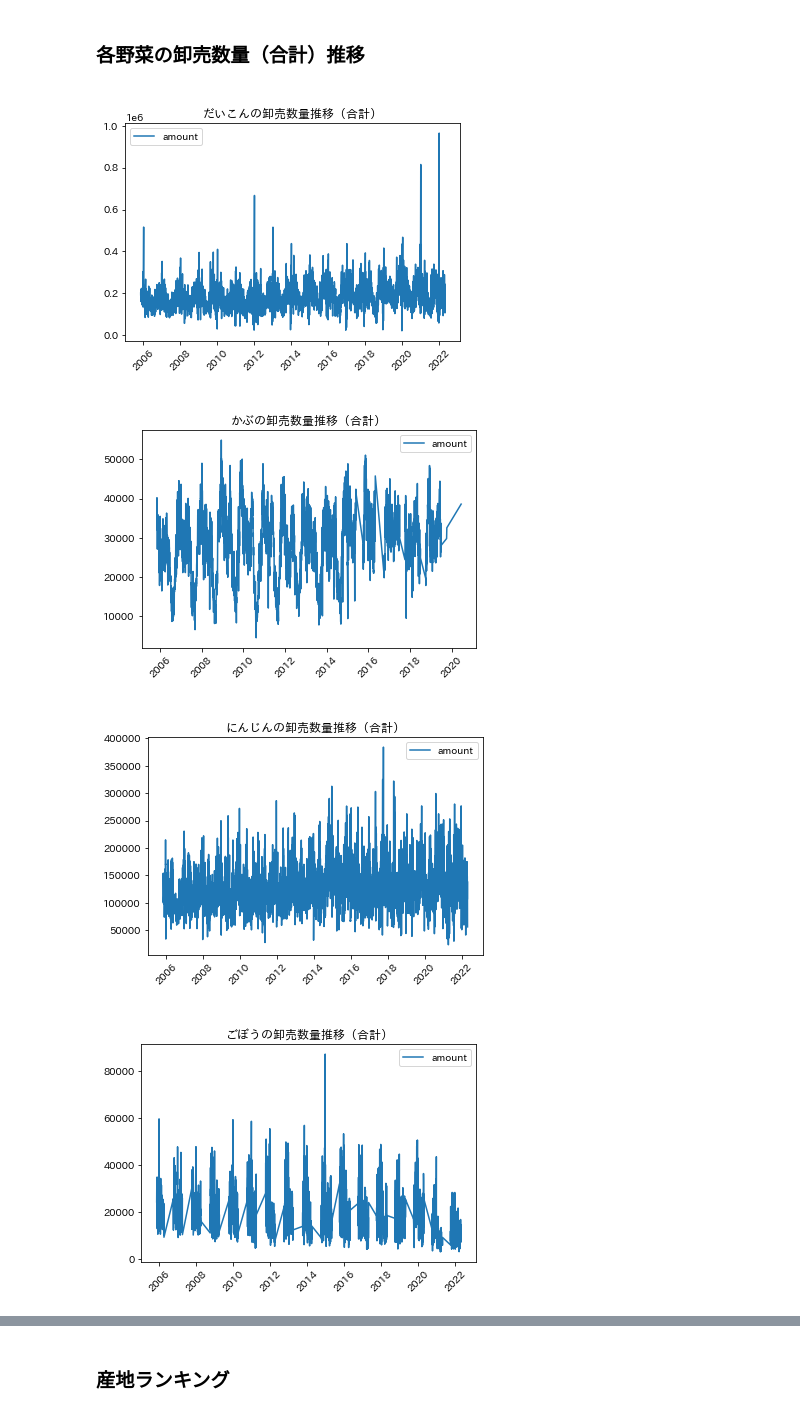
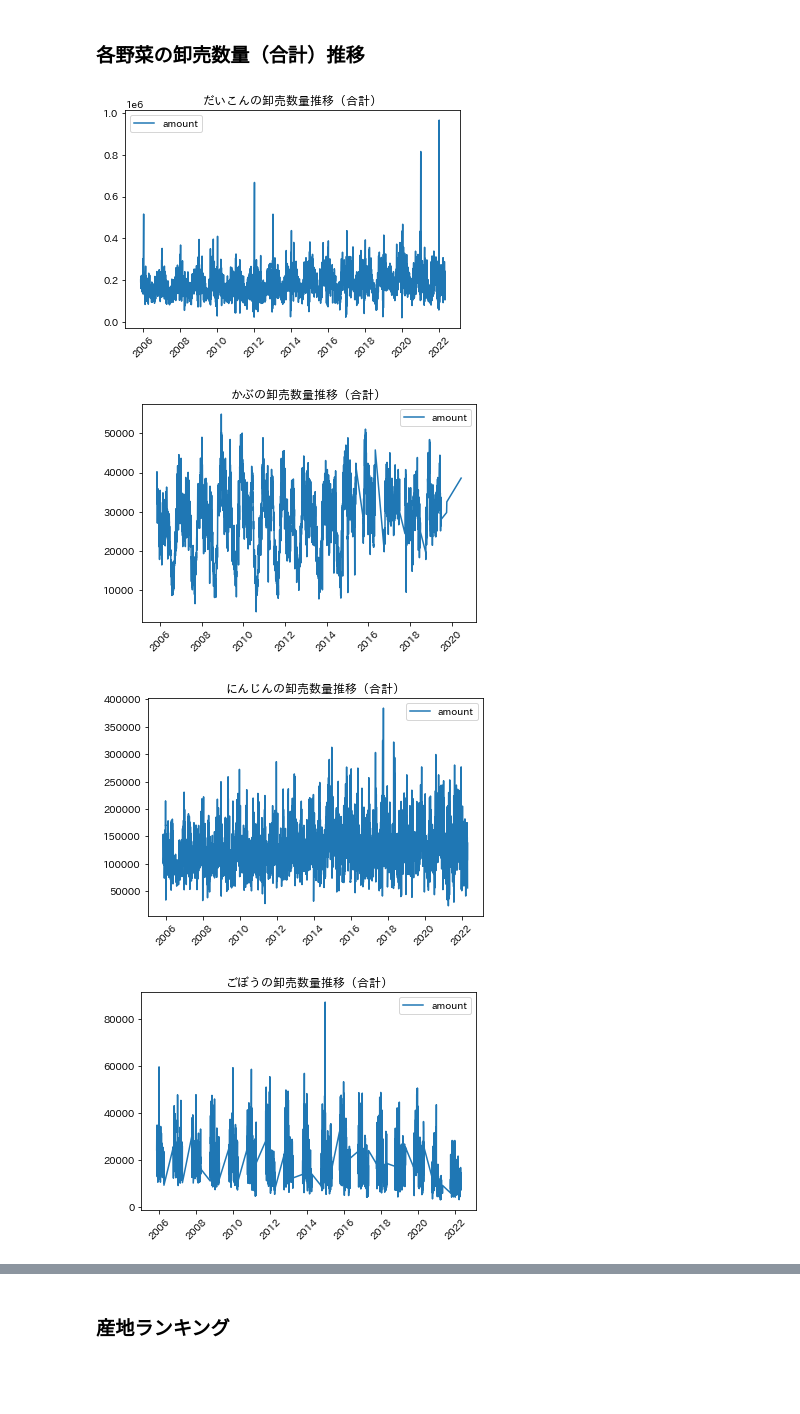
Before and after one commit to 09de156p/fresh-vegetable-price-forecasts-nishika, a Jupyter notebook: fresh_vegetable_price_forecasts.ipynb, the cells around one changed output, grey strips where cells are left out. Saved outputs shown, nothing was run; the diff lists cells and outputs as text; code cells hidden in the pictures; blank space fills up the shorter version.

```diff
--- a/fresh_vegetable_price_forecasts.ipynb
+++ b/fresh_vegetable_price_forecasts.ipynb
@@ -313,15 +255,15 @@ for name in train['kind'].unique():
 # %%
 for name in train['kind'].unique():
     train_kind = train[train['kind']==name]
     plt.figure()
     plt.plot(train_kind[['amount']])
-    plt.title(f'\n{name}の卸売数量推移（合計）')
+    plt.title(f'{name}の卸売数量推移（合計）')
     plt.xticks(rotation=45)
     plt.legend(['amount'])
 
     plt.show()
 # %% [output]
-[figure, old version]
+[figure, new version]
-[figure, old version]
+[figure, new version]
-[figure, old version]
+[figure, new version]
-[figure, old version]
+[figure, new version]
```
Also changed, not shown: parts of 9 cells of this notebook.
